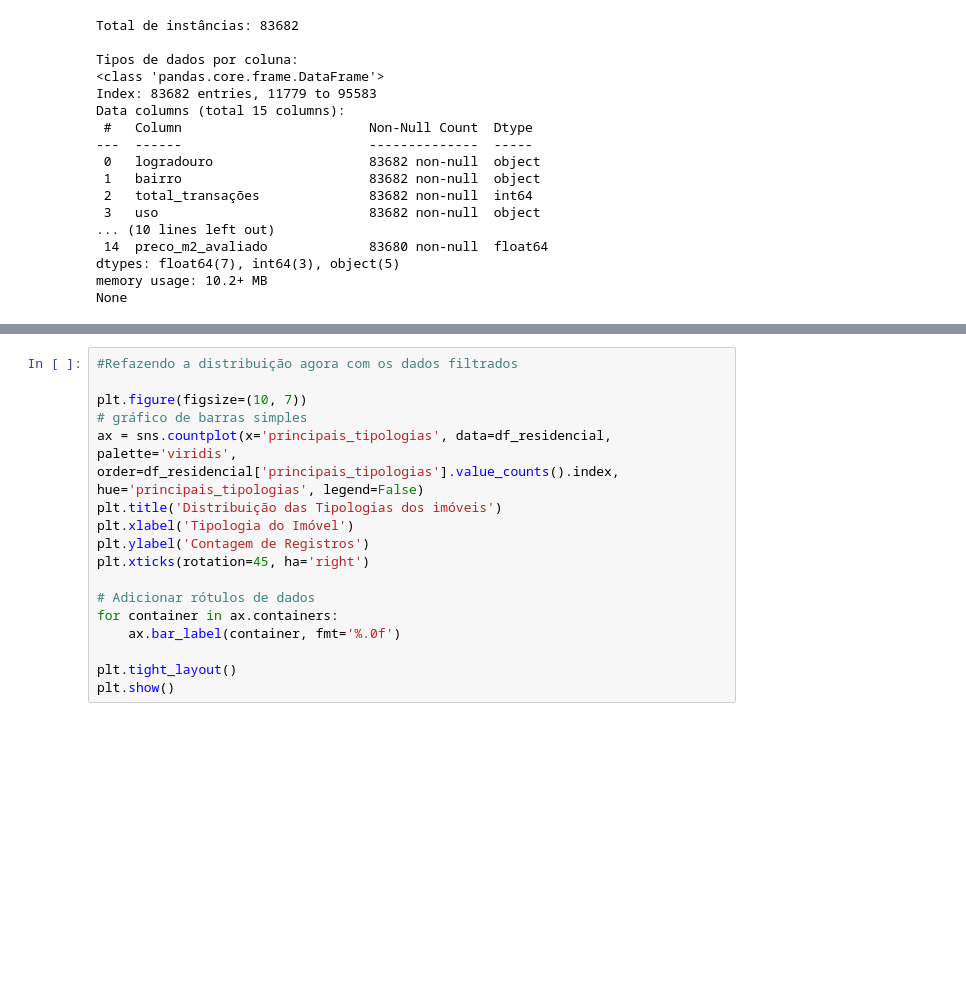
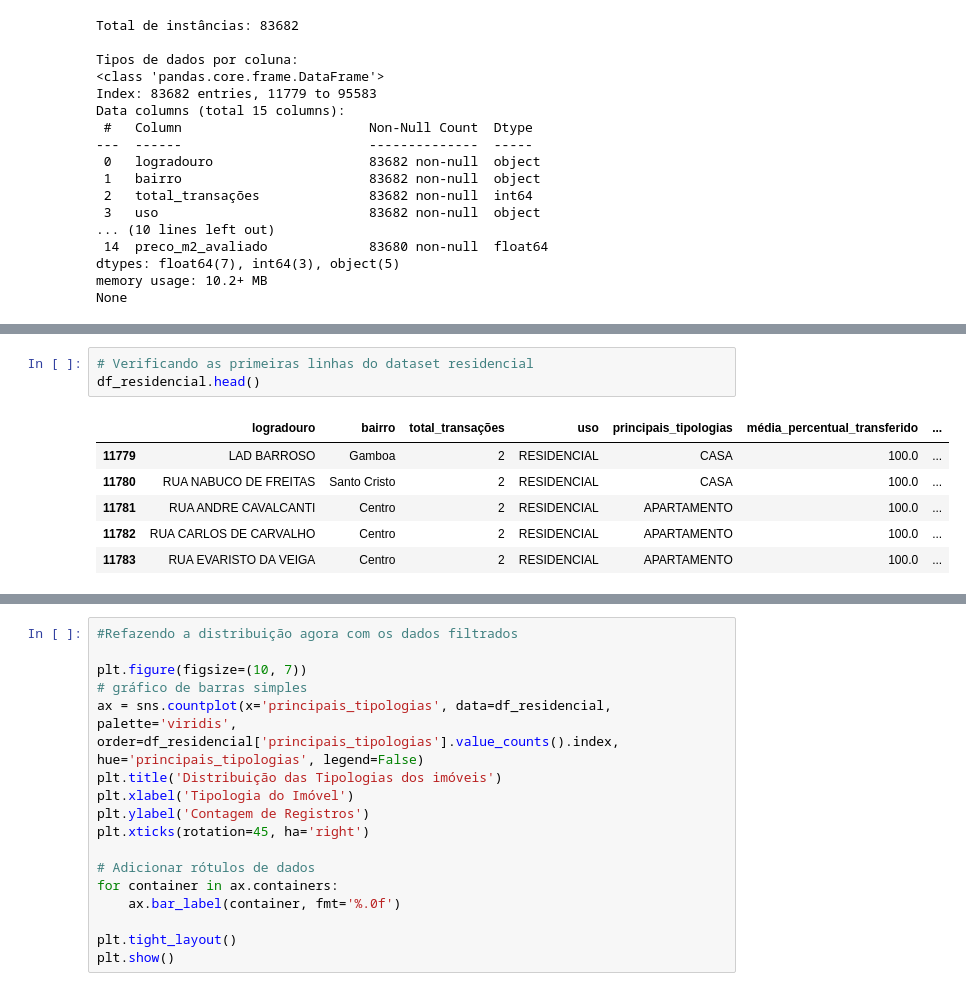
Before and after one commit to daniellerms/Analise-de-Dados-e-Boas-Praticas, a Jupyter notebook: MVP_Analise_de_Dados_e_Boas_Praticas.ipynb, the cells around one changed output, grey strips where cells are left out. Cells and saved outputs as stored; diff of their text form; blank space fills up the shorter version.

```diff
--- a/MVP_Analise_de_Dados_e_Boas_Praticas.ipynb
+++ b/MVP_Analise_de_Dados_e_Boas_Praticas.ipynb
@@ -220,0 +219,10 @@ O dataset filtrado possui agora 83682 instâncias
+# %%
+# Verificando as primeiras linhas do dataset residencial
+df_residencial.head()
+# %% [output]
+|  | logradouro | bairro | total_transações | uso | principais_tipologias | média_percentual_transferido | ... |
+| 11779 | LAD BARROSO | Gamboa | 2 | RESIDENCIAL | CASA | 100.0 | ... |
+| 11780 | RUA NABUCO DE FREITAS | Santo Cristo | 2 | RESIDENCIAL | CASA | 100.0 | ... |
+| 11781 | RUA ANDRE CAVALCANTI | Centro | 2 | RESIDENCIAL | APARTAMENTO | 100.0 | ... |
+| 11782 | RUA CARLOS DE CARVALHO | Centro | 2 | RESIDENCIAL | APARTAMENTO | 100.0 | ... |
+| 11783 | RUA EVARISTO DA VEIGA | Centro | 2 | RESIDENCIAL | APARTAMENTO | 100.0 | ... |
```
Also changed, not shown: parts of 51 cells of this notebook.
